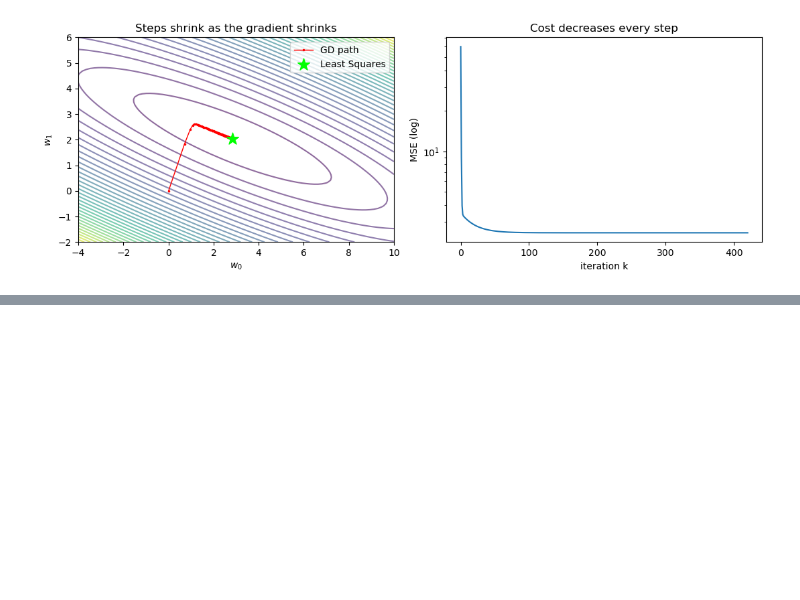
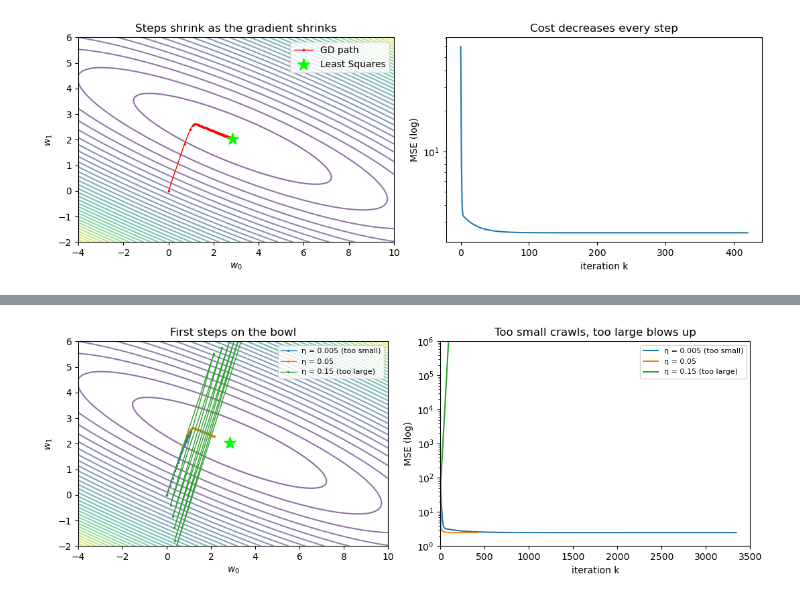
Before and after one commit to AdiRosenstock/STAT-362-Advanced-Machine-Learning, a Jupyter notebook: Notebook.ipynb, the cells around one changed output, grey strips where cells are left out. Drawn from its saved outputs; the diff is of its cells as text; code cells hidden in the pictures; blank space fills up the shorter version.

```diff
--- a/Notebook.ipynb
+++ b/Notebook.ipynb
@@ -214,0 +270,23 @@ plt.tight_layout(); plt.show()
+# %%
+# (eta, how many steps to draw on the contour)
+etas = {"η = 0.005 (too small)": (0.005, 40), "η = 0.05": (0.05, 40), "η = 0.15 (too large)": (0.15, 12)}
+
+fig, ax = plt.subplots(1, 2, figsize=(11, 4))
+ax[0].contour(w0_grid, w1_grid, cost_surface, levels=40, alpha=0.6)
+with np.errstate(over="ignore", invalid="ignore"):
+    for label, (eta, n_show) in etas.items():
+        w_e, p_e = gradient_descent(eta=eta, max_iter=5_000)
+        ax[0].plot(p_e[:n_show, 0], p_e[:n_show, 1], ".-", ms=3, lw=1, label=label)
+        ax[1].plot([mse(w) for w in p_e], label=label)
+ax[0].scatter(*w_ls, color="lime", marker="*", s=180, zorder=5)
+ax[0].set_xlim(-4, 10); ax[0].set_ylim(-2, 6)
+ax[0].set_xlabel(r"$w_0$"); ax[0].set_ylabel(r"$w_1$"); ax[0].legend(fontsize=8)
+ax[0].set_title("First steps on the bowl")
+
+ax[1].set_yscale("log"); ax[1].set_ylim(1, 1e6); ax[1].set_xlim(0, 3500)
+ax[1].set_xlabel("iteration k"); ax[1].set_ylabel("MSE (log)"); ax[1].legend(fontsize=8)
+ax[1].set_title("Too small crawls, too large blows up")
+
+plt.tight_layout(); plt.show()
+# %% [output]
+[figure, added]
```
Also changed, not shown: parts of 14 cells of this notebook, 2 other files.
